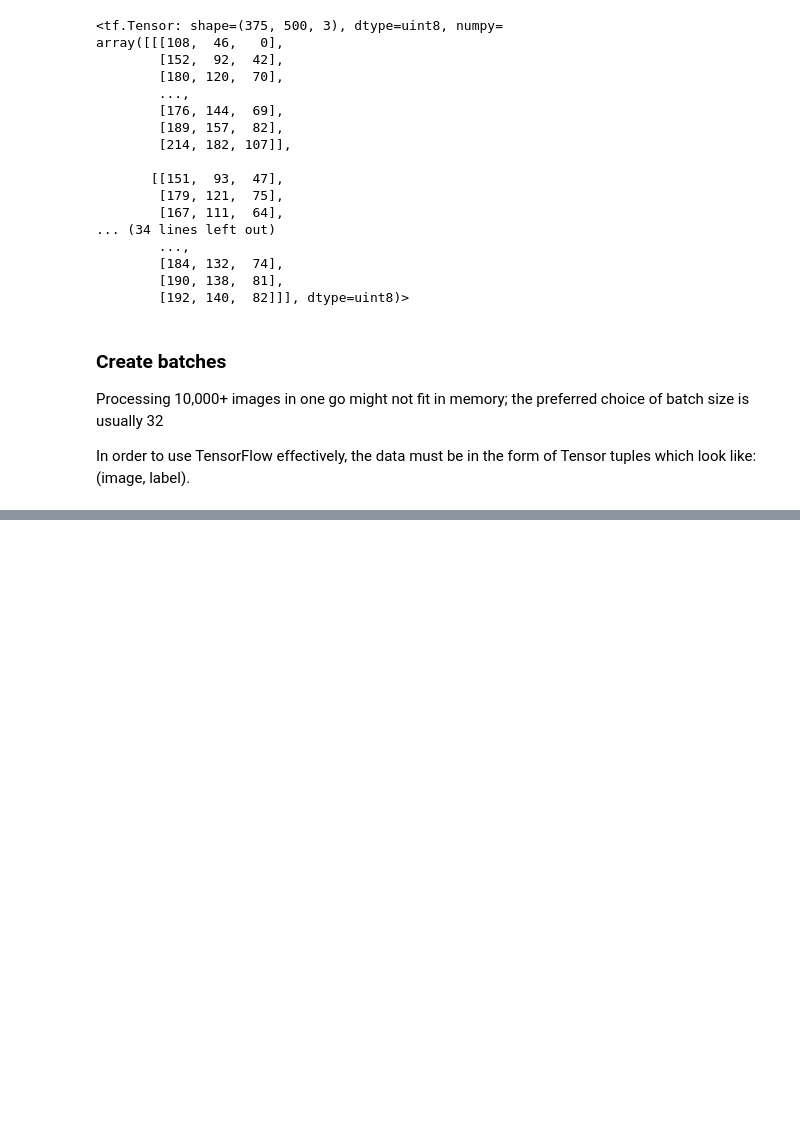
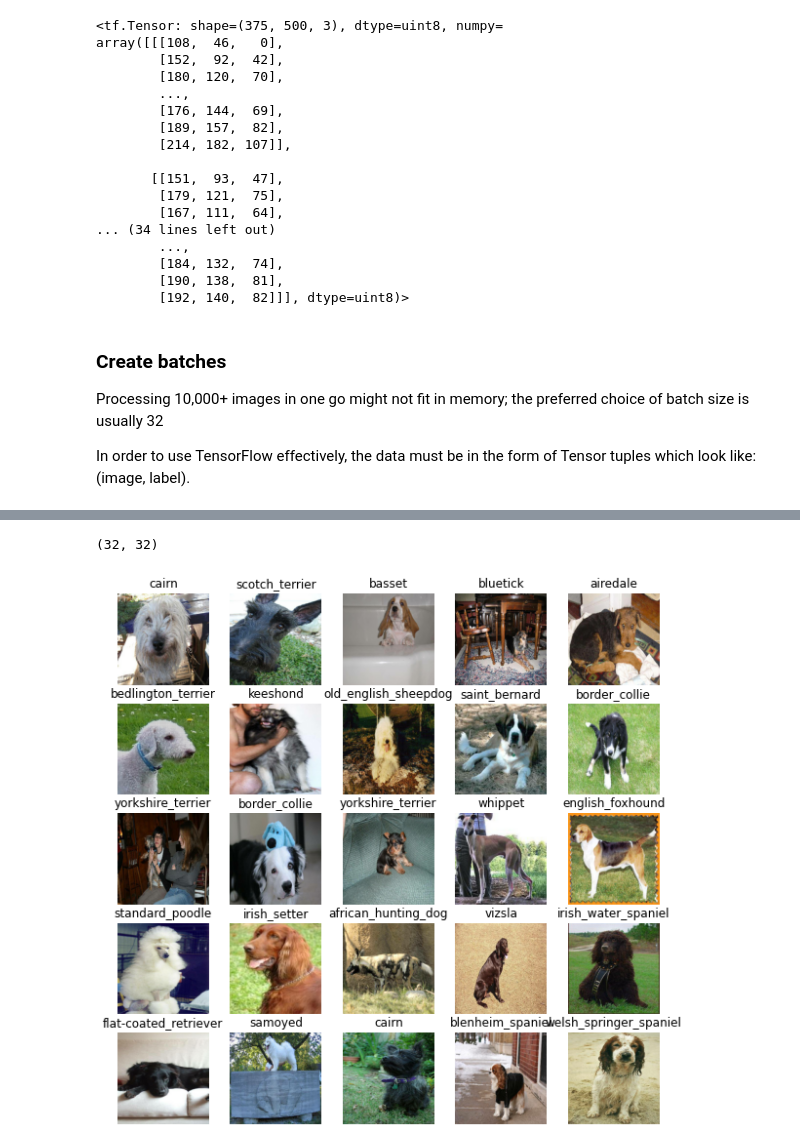
Before and after one commit to Ammar-Raneez/Dog_Vision, a Jupyter notebook: dog_vision.ipynb, the cells around one changed output, grey strips where cells are left out. Saved outputs shown, nothing was run; the diff lists cells and outputs as text; code cells hidden in the pictures; blank space fills up the shorter version.

```diff
--- a/dog_vision.ipynb
+++ b/dog_vision.ipynb
@@ -246,0 +280,9 @@ def create_data_batches(X, y=None, batch_size=BATCH_SIZE, valid_data=False, test
+# %%
+val_images, val_labels = next(val_data.as_numpy_iterator())
+len(val_images), len(val_labels)
+# %% [output]
+(32, 32)
+# %%
+show_n_images(val_images, val_labels, 25)
+# %% [output]
+[figure, added]
```
Also changed, not shown: parts of 6 cells of this notebook.
